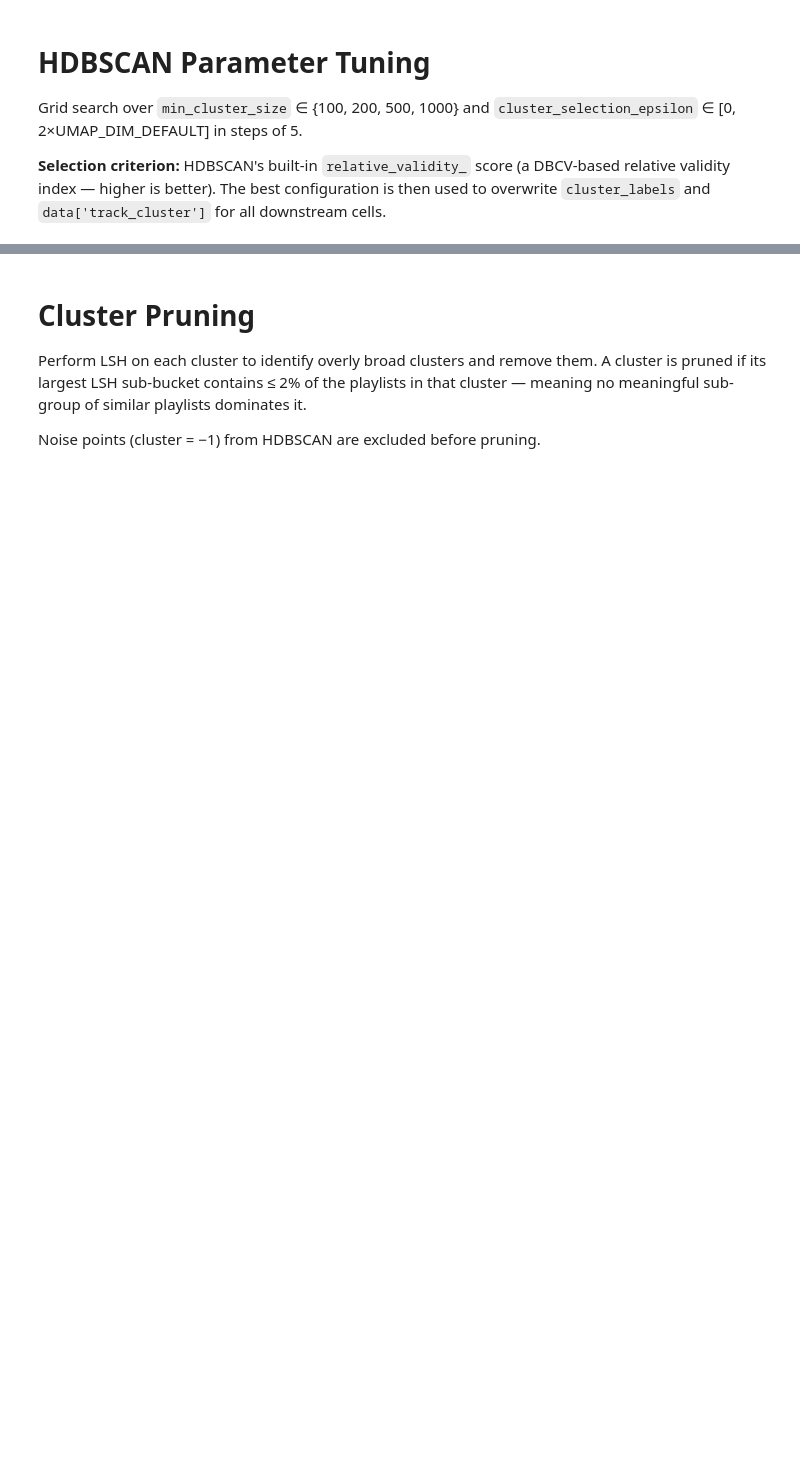
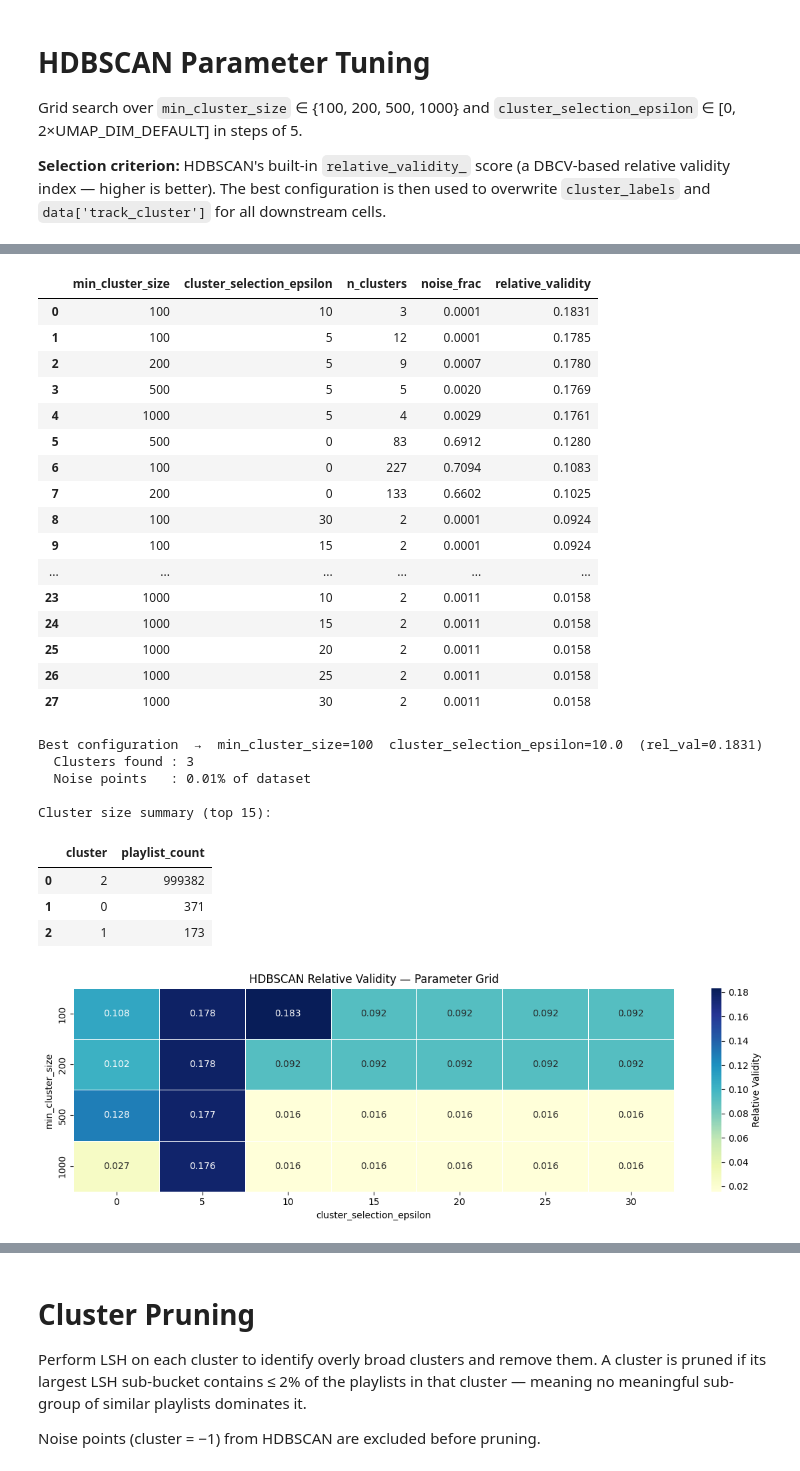
Before and after one commit to siddmohanty111/RecsysUpgrade, a Jupyter notebook: PlaylistRecsysUpgrade/clustering/UMAP_HDBSCAN.ipynb, the cells around one changed output, grey strips where cells are left out. Drawn from its saved outputs; the diff is of its cells as text; code cells hidden in the pictures; blank space fills up the shorter version.

```diff
--- a/PlaylistRecsysUpgrade/clustering/UMAP_HDBSCAN.ipynb
+++ b/PlaylistRecsysUpgrade/clustering/UMAP_HDBSCAN.ipynb
@@ -388,6 +383,7 @@ for i, (mcs, eps) in enumerate(_product(MIN_CLUSTER_SIZES, EPSILONS), 1):
         cluster_selection_method='eom',
         cluster_selection_epsilon=eps,
         core_dist_n_jobs=-1,
+        gen_min_span_tree=True, # Added to ensure relative_validity_ is available
     )
     _labels = _c.fit_predict(embedding_for_clustering)
     _n      = len(set(_labels)) - (1 if -1 in _labels else 0)
@@ -426,6 +422,7 @@ best_clusterer = hdbscan.HDBSCAN(
     cluster_selection_epsilon=best_eps,
     core_dist_n_jobs=-1,
     prediction_data=True,
+    gen_min_span_tree=True, # Added to ensure relative_validity_ is available
 )
 cluster_labels          = best_clusterer.fit_predict(embedding_for_clustering)
 n_clusters              = len(set(cluster_labels)) - (1 if -1 in cluster_labels else 0)
@@ -469,3 +466,4 @@ plt.xlabel('cluster_selection_epsilon')
 plt.ylabel('min_cluster_size')
 plt.tight_layout()
 plt.show()
+# %% [output]
@@ -472 +487,28 @@ plt.show()
+|  | min_cluster_size | cluster_selection_epsilon | n_clusters | noise_frac | relative_validity |
+| 0 | 100 | 10 | 3 | 0.0001 | 0.1831 |
+| 1 | 100 | 5 | 12 | 0.0001 | 0.1785 |
+| 2 | 200 | 5 | 9 | 0.0007 | 0.1780 |
+| 3 | 500 | 5 | 5 | 0.0020 | 0.1769 |
+| 4 | 1000 | 5 | 4 | 0.0029 | 0.1761 |
+| 5 | 500 | 0 | 83 | 0.6912 | 0.1280 |
+| 6 | 100 | 0 | 227 | 0.7094 | 0.1083 |
+| 7 | 200 | 0 | 133 | 0.6602 | 0.1025 |
+| 8 | 100 | 30 | 2 | 0.0001 | 0.0924 |
+| 9 | 100 | 15 | 2 | 0.0001 | 0.0924 |
+| ... | ... | ... | ... | ... | ... |
+| 23 | 1000 | 10 | 2 | 0.0011 | 0.0158 |
+| 24 | 1000 | 15 | 2 | 0.0011 | 0.0158 |
+| 25 | 1000 | 20 | 2 | 0.0011 | 0.0158 |
+| 26 | 1000 | 25 | 2 | 0.0011 | 0.0158 |
+| 27 | 1000 | 30 | 2 | 0.0011 | 0.0158 |
+Best configuration  →  min_cluster_size=100  cluster_selection_epsilon=10.0  (rel_val=0.1831)
+  Clusters found : 3
+  Noise points   : 0.01% of dataset
+
+Cluster size summary (top 15):
+|  | cluster | playlist_count |
+| 0 | 2 | 999382 |
+| 1 | 0 | 371 |
+| 2 | 1 | 173 |
+[figure, added]
 # %% [markdown]
```
Also changed, not shown: parts of 16 cells of this notebook.
